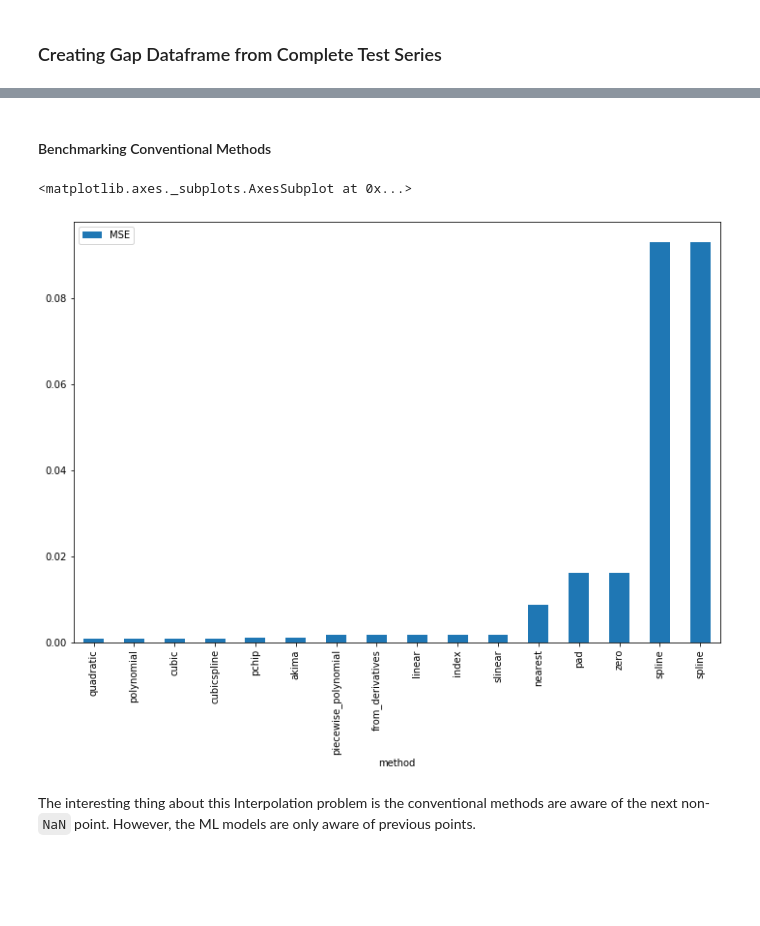
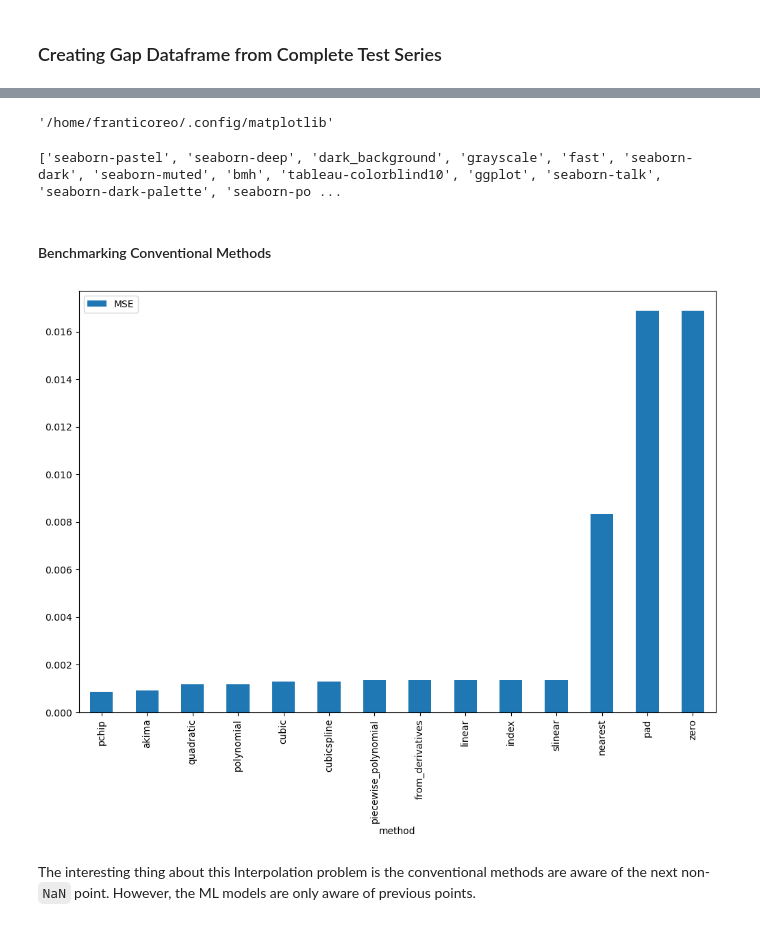
Before and after one commit to franticOreo/WeatherInterpolation, a Jupyter notebook: WeatherDataInterpolation.ipynb, the cells around one changed output, grey strips where cells are left out. Saved outputs shown, nothing was run; the diff lists cells and outputs as text; code cells hidden in the pictures; blank space fills up the shorter version.

```diff
--- a/WeatherDataInterpolation.ipynb
+++ b/WeatherDataInterpolation.ipynb
@@ -124,6 +124,8 @@ train_df_ref, val_df_ref, test_df_ref = split_df(df)
 # Throw out Train and Validation. We will create them later
 _, _, test_df_ref, scaler = scale_datasets(train_df_ref, val_df_ref,
                                                    test_df_ref, y=None)
+# %%
+gap_prob = 0.3
 # %%
 def variable_gap_df(reference_df, gap_prob=gap_prob):
     """Create a Dataframe with artificially inserted gaps (in form of NaN) from a 'complete'
@@ -149,7 +151,7 @@ def variable_gap_df(reference_df, gap_prob=gap_prob):
 
     n_gaps = int(reference_df.shape[0] * gap_prob)
     # randomly choose gap indexes
-    gap_indxs = np.random.choice(a=test_df.shape[0], size=n_gaps, replace=False, p=prob)
+    gap_indxs = np.random.choice(a=reference_df.shape[0], size=n_gaps, replace=False, p=prob)
 
     gap_df = reference_df.copy()
 
@@ -213,5 +223,9 @@ gap_prob = 0.2
 # Make Gap dataframe from Reference Test set (Complete Dataframe)
 gap_test_df, gap_indices = variable_gap_df(test_df_ref, gap_prob=gap_prob)
 
-plot_complete_and_gaps(test_df['temperature'], gap_test_df[RESPONSE_VAR], save=False)
+# For presentation style, large fonts etc.
+# plt.style.use('./presentation.mplstyle')
+plt.style.use('default')
+
+_ = plot_complete_and_gaps(test_df_ref['temperature'], gap_test_df[RESPONSE_VAR], fn=False)
 # %% [output]
@@ -220,3 +233,13 @@ plot_complete_and_gaps(test_df['temperature'], gap_test_df[RESPONSE_VAR], save=F
+# %%
+import matplotlib
+
+matplotlib.get_configdir()
+# %% [output]
+'/home/franticoreo/.config/matplotlib'
+# %%
+print(plt.style.available)
+# %% [output]
+['seaborn-pastel', 'seaborn-deep', 'dark_background', 'grayscale', 'fast', 'seaborn-dark', 'seaborn-muted', 'bmh', 'tableau-colorblind10', 'ggplot', 'seaborn-talk', 'seaborn-dark-palette', 'seaborn-po ...
 # %% [markdown]
 #### Benchmarking Conventional Methods
 # %%
@@ -224,7 +247,7 @@ methods = ['linear', 'index', 'pad', 'nearest', 'zero', 'slinear', 'quadratic',
            'polynomial', 'piecewise_polynomial', 'spline', 'pchip', 'akima',
       'cubicspline', 'from_derivatives']
 
-def benchmark_conventional_methods(gap_df, methods):
+def benchmark_conventional_methods(reference_df, gap_df, methods):
     mses = []
 
     for method in methods:
@@ -232,7 +255,7 @@ def benchmark_conventional_methods(gap_df, methods):
         temp_int = gap_df['temperature'].interpolate(method=method, order=order)
         # fill if method creates NA val
         temp_int = temp_int.fillna(method='bfill').fillna(method='ffill')
-        mse = mean_squared_error(test_df['temperature'], temp_int)
+        mse = mean_squared_error(reference_df['temperature'], temp_int)
 
         mses.append(mse)
 
@@ -241,9 +264,8 @@ def benchmark_conventional_methods(gap_df, methods):
         "MSE": mses}).sort_values(by='MSE',
                                   ascending=True).set_index(['method'])
 # %%
-methods_df = benchmark_conventional_methods(gap_test_df, methods)
-
-methods_df.plot(kind='bar', figsize=(12,8))
+methods_df = benchmark_conventional_methods(test_df_ref, gap_test_df, methods)
+# remove spline for visualisation purposes
+bar_chart = methods_df[methods_df['MSE'] < 0.02].plot(kind='bar', figsize=(12,8))
 # %% [output]
-<matplotlib.axes._subplots.AxesSubplot at 0x...>
-[figure, old version]
+[figure, new version]
```
Also changed, not shown: parts of 34 cells of this notebook, 11 other files.
